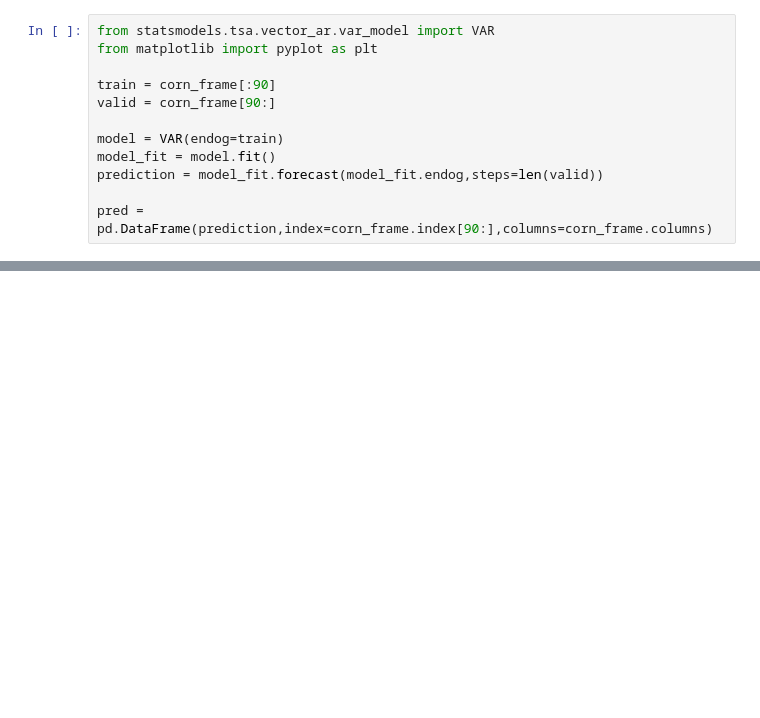
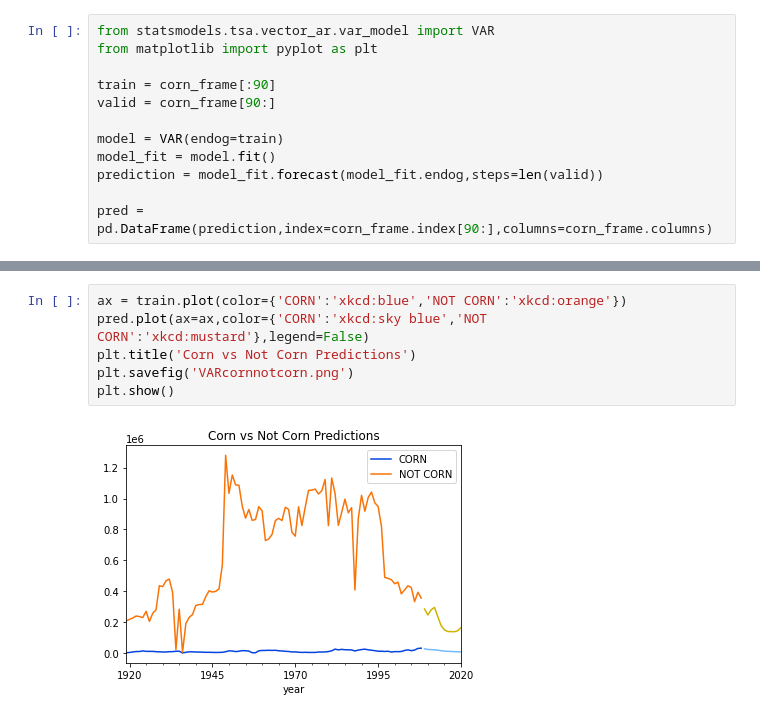
Before and after one commit to porter7678/farm-prophets, a Jupyter notebook: models/VARmodel.ipynb, the cells around one changed output, grey strips where cells are left out. Drawn from its saved outputs; the diff is of its cells as text; blank space fills up the shorter version.

```diff
--- a/models/VARmodel.ipynb
+++ b/models/VARmodel.ipynb
@@ -38,0 +124,8 @@ plt.show()
+# %%
+ax = train.plot(color={'CORN':'xkcd:blue','NOT CORN':'xkcd:orange'})
+pred.plot(ax=ax,color={'CORN':'xkcd:sky blue','NOT CORN':'xkcd:mustard'},legend=False)
+plt.title('Corn vs Not Corn Predictions')
+plt.savefig('VARcornnotcorn.png')
+plt.show()
+# %% [output]
+[figure, added]
```
Also changed, not shown: parts of 17 cells of this notebook.
